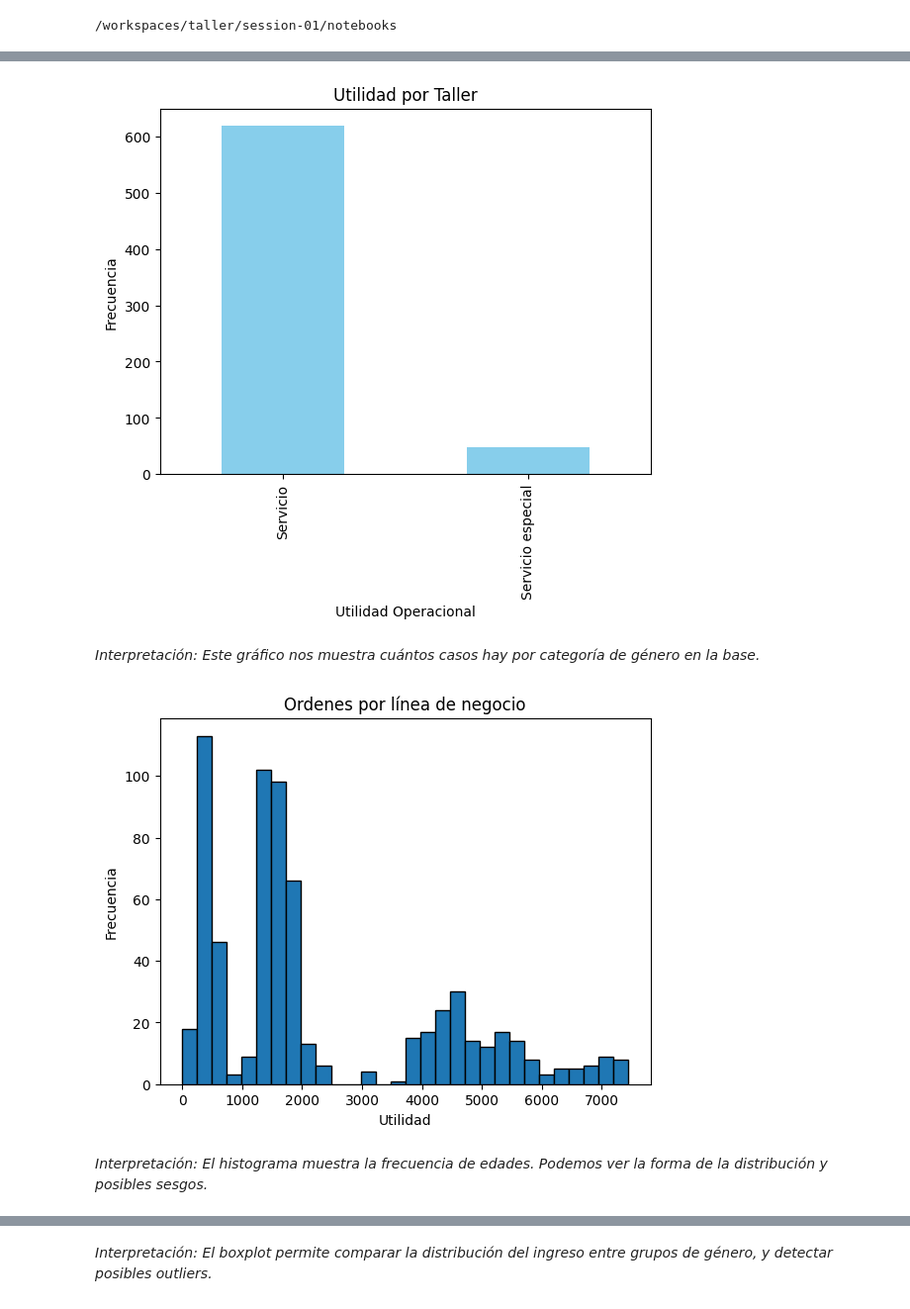
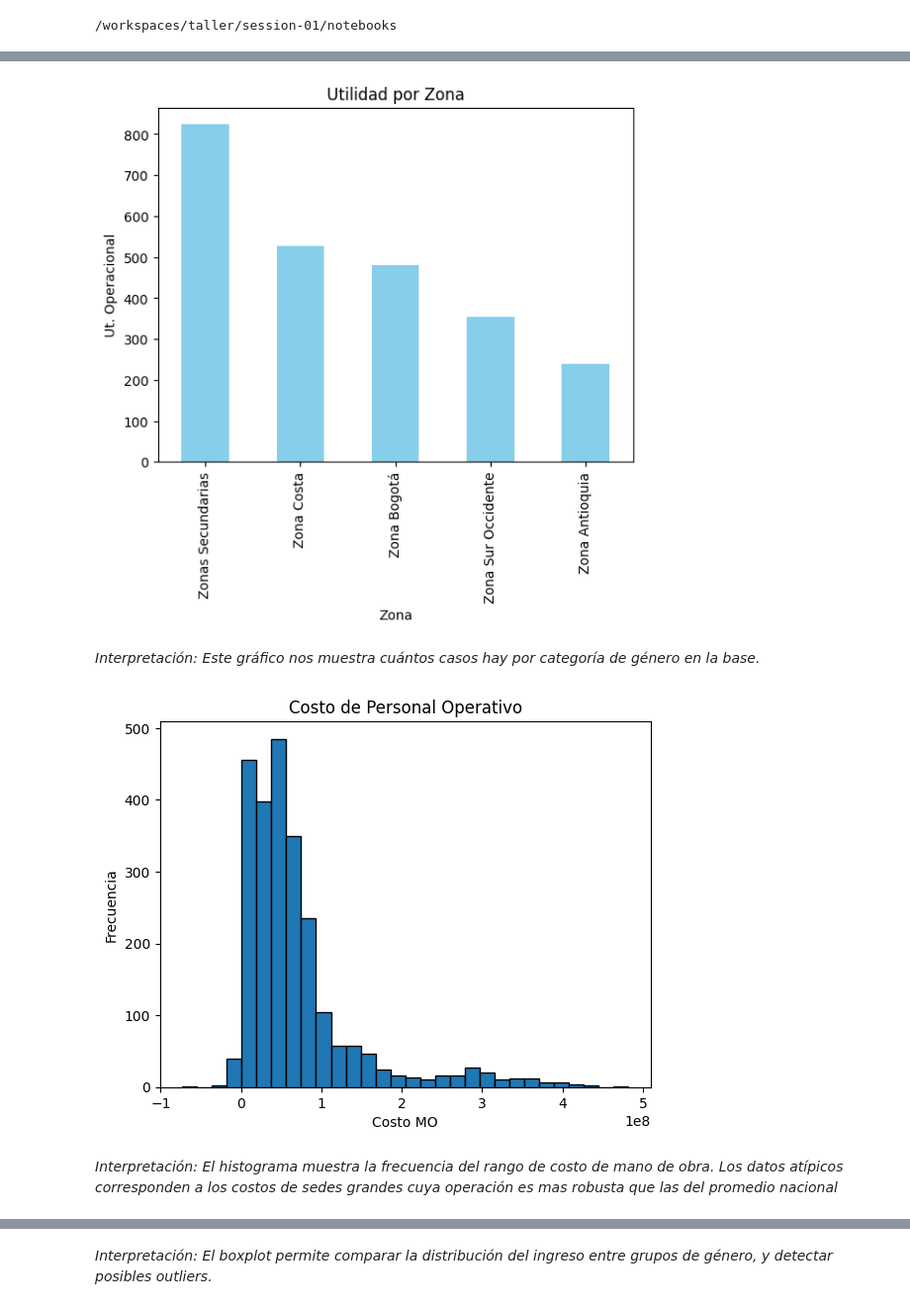
Before and after one commit to Anyeladr/taller, a Jupyter notebook: session-01/notebooks/Sesion 1.ipynb, the cells around one changed output, grey strips where cells are left out. Shown at 99% size. Cells and saved outputs as stored; diff of their text form; code cells hidden in the pictures.

```diff
--- a/session-01/notebooks/Sesion 1.ipynb
+++ b/session-01/notebooks/Sesion 1.ipynb
@@ -55,21 +55,21 @@ df.describe(include='all')
 # %%
-df['Línea de negocio'].value_counts().plot(kind='bar', color='skyblue')
-plt.title('Utilidad por Taller')
-plt.xlabel('Utilidad Operacional')
-plt.ylabel('Frecuencia')
+df['Zona'].value_counts().plot(kind='bar', color='skyblue')
+plt.title('Utilidad por Zona')
+plt.xlabel('Zona')
+plt.ylabel('Ut. Operacional')
 plt.show()
 # %% [output]
-[figure, old version]
+[figure, new version]
 # %% [markdown]
 *Interpretación: Este gráfico nos muestra cuántos casos hay por categoría de género en la base.*
 # %%
-df[' Capacidad en Horas '].dropna().plot(kind='hist', bins=30, edgecolor='black')
-plt.title('Ordenes por línea de negocio')
-plt.xlabel('Utilidad')
+df['Costo_M.Obra'].dropna().plot(kind='hist', bins=30, edgecolor='Black')
+plt.title('Costo de Personal Operativo')
+plt.xlabel('Costo MO')
 plt.ylabel('Frecuencia')
 plt.show()
 # %% [output]
-[figure, old version]
+[figure, new version]
 # %% [markdown]
-*Interpretación: El histograma muestra la frecuencia de edades. Podemos ver la forma de la distribución y posibles sesgos.*
+*Interpretación: El histograma muestra la frecuencia del rango de costo de mano de obra. Los datos atípicos corresponden a los costos de sedes grandes cuya operación es mas robusta que las del promedio nacional*
 # %%
```
Also changed, not shown: parts of 4 cells of this notebook.
